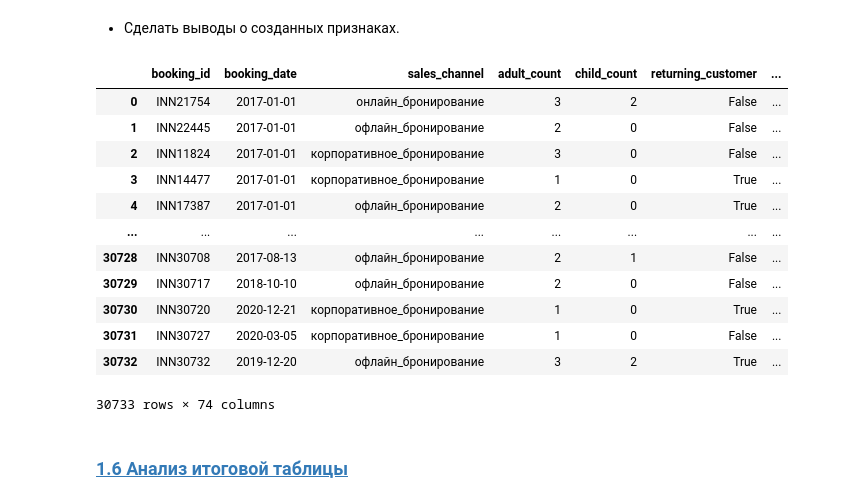
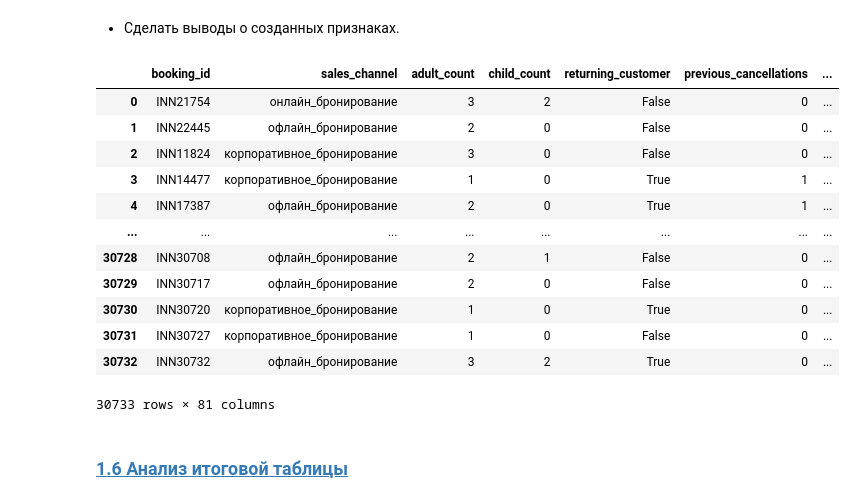
Before and after one commit to MEYakunin/Sprint17_Booking_Cancellation_Predict, a Jupyter notebook: Sprint17_Booking_Cancellation_Predict.ipynb, the cells around one changed output. Saved outputs shown, nothing was run; the diff lists cells and outputs as text; code cells hidden in the pictures.

Commit message:
Sprint17_Booking_Cancellation_Predict - составлен предворительный код для этапа 2.1 "Обучение базовых моделей"

```diff
--- a/Sprint17_Booking_Cancellation_Predict.ipynb
+++ b/Sprint17_Booking_Cancellation_Predict.ipynb
@@ -648,26 +668,48 @@ def feature_extraction_text(df):
         index=df.index
     )
 
-    return pd.concat([df, tfidf_df], axis=1)
+    return pd.concat([df.drop(columns=['review_text']), tfidf_df], axis=1)
+# %%
+def extract_time_features(df):
+    """Функция для извлечения новых признаков из datetime"""
+    df = df.copy()
+
+    for col in ['booking_date', 'review_date']:
+        # Если дата пропущена, заполняем дефолтной эпохой, чтобы .dt работал без ошибок
+        temp_date = df[col].fillna(pd.Timestamp('1970-01-01'))
+
+        df[f'{col}_year'] = temp_date.dt.year
+        df[f'{col}_month'] = temp_date.dt.month
+        df[f'{col}_day_of_week'] = temp_date.dt.dayofweek
+
+        # Циклические признаки для месяца
+        df[f'{col}_month_sin'] = np.sin(2 * np.pi * df[f'{col}_month'] / 12)
+        df[f'{col}_month_cos'] = np.cos(2 * np.pi * df[f'{col}_month'] / 12)
+
+        # Удаляем исходный признак
+        df.drop([col], axis=1, inplace=True)
+
+    return df
 # %%
 # Создаем новые признаки и токенизацию отзывов
 df_merge_booking_with_features = add_booking_features(df_merge_booking)
+df_merge_booking_with_features = extract_time_features(df_merge_booking_with_features)
 df_merge_booking_with_features = feature_extraction_text(df_merge_booking_with_features)
 df_merge_booking_with_features
 # %% [output]
-|  | booking_id | booking_date | sales_channel | adult_count | child_count | returning_customer | ... |
-| 0 | INN21754 | 2017-01-01 | онлайн_бронирование | 3 | 2 | False | ... |
-| 1 | INN22445 | 2017-01-01 | офлайн_бронирование | 2 | 0 | False | ... |
-| 2 | INN11824 | 2017-01-01 | корпоративное_бронирование | 3 | 0 | False | ... |
-| 3 | INN14477 | 2017-01-01 | корпоративное_бронирование | 1 | 0 | True | ... |
-| 4 | INN17387 | 2017-01-01 | офлайн_бронирование | 2 | 0 | True | ... |
+|  | booking_id | sales_channel | adult_count | child_count | returning_customer | previous_cancellations | ... |
+| 0 | INN21754 | онлайн_бронирование | 3 | 2 | False | 0 | ... |
+| 1 | INN22445 | офлайн_бронирование | 2 | 0 | False | 0 | ... |
+| 2 | INN11824 | корпоративное_бронирование | 3 | 0 | False | 0 | ... |
+| 3 | INN14477 | корпоративное_бронирование | 1 | 0 | True | 1 | ... |
+| 4 | INN17387 | офлайн_бронирование | 2 | 0 | True | 1 | ... |
 | ... | ... | ... | ... | ... | ... | ... | ... |
-| 30728 | INN30708 | 2017-08-13 | офлайн_бронирование | 2 | 1 | False | ... |
-| 30729 | INN30717 | 2018-10-10 | офлайн_бронирование | 2 | 0 | False | ... |
-| 30730 | INN30720 | 2020-12-21 | корпоративное_бронирование | 1 | 0 | True | ... |
-| 30731 | INN30727 | 2020-03-05 | корпоративное_бронирование | 1 | 0 | False | ... |
-| 30732 | INN30732 | 2019-12-20 | офлайн_бронирование | 3 | 2 | True | ... |
+| 30728 | INN30708 | офлайн_бронирование | 2 | 1 | False | 0 | ... |
+| 30729 | INN30717 | офлайн_бронирование | 2 | 0 | False | 0 | ... |
+| 30730 | INN30720 | корпоративное_бронирование | 1 | 0 | True | 0 | ... |
+| 30731 | INN30727 | корпоративное_бронирование | 1 | 0 | False | 0 | ... |
+| 30732 | INN30732 | офлайн_бронирование | 3 | 2 | True | 0 | ... |
-30733 rows × 74 columns
+30733 rows × 81 columns
 # %% [markdown]
 ### [1.6 Анализ итоговой таблицы <a id=1_6></a>](#content)
 # %% [markdown]
```
Also changed, not shown: parts of 14 cells of this notebook, 5 other files.
